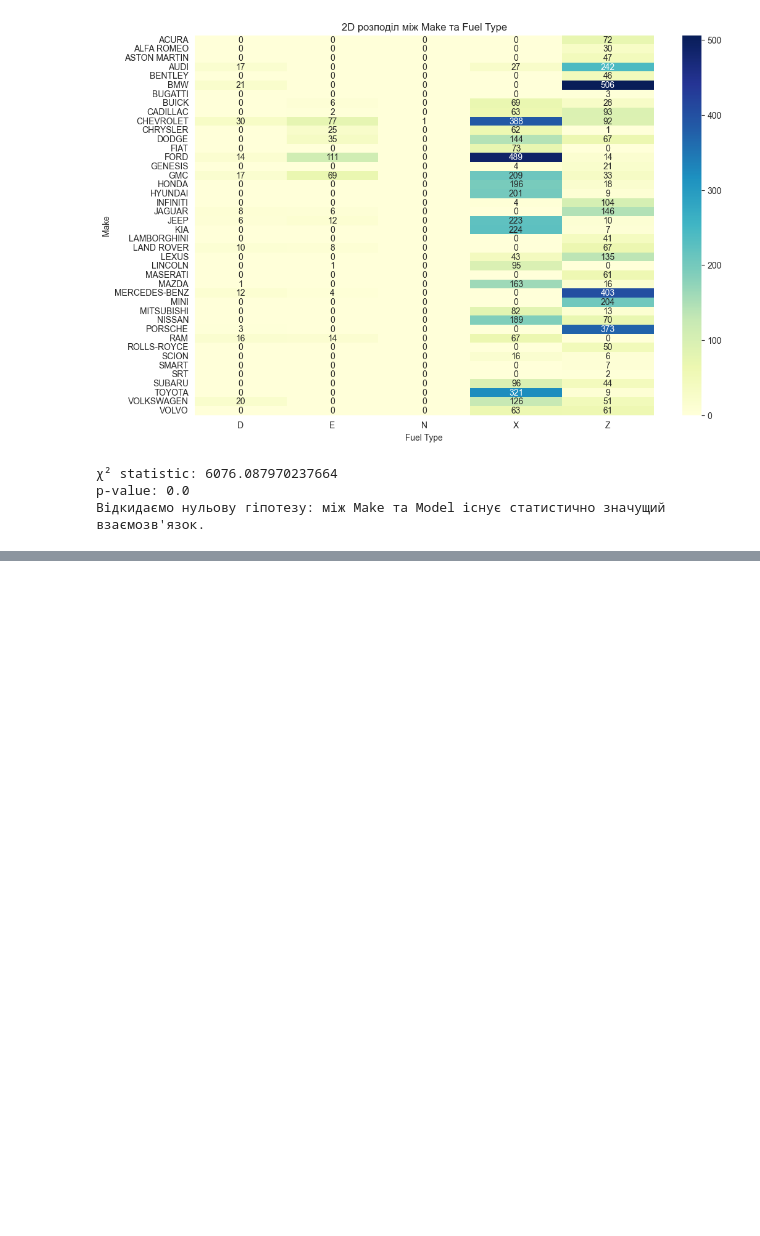
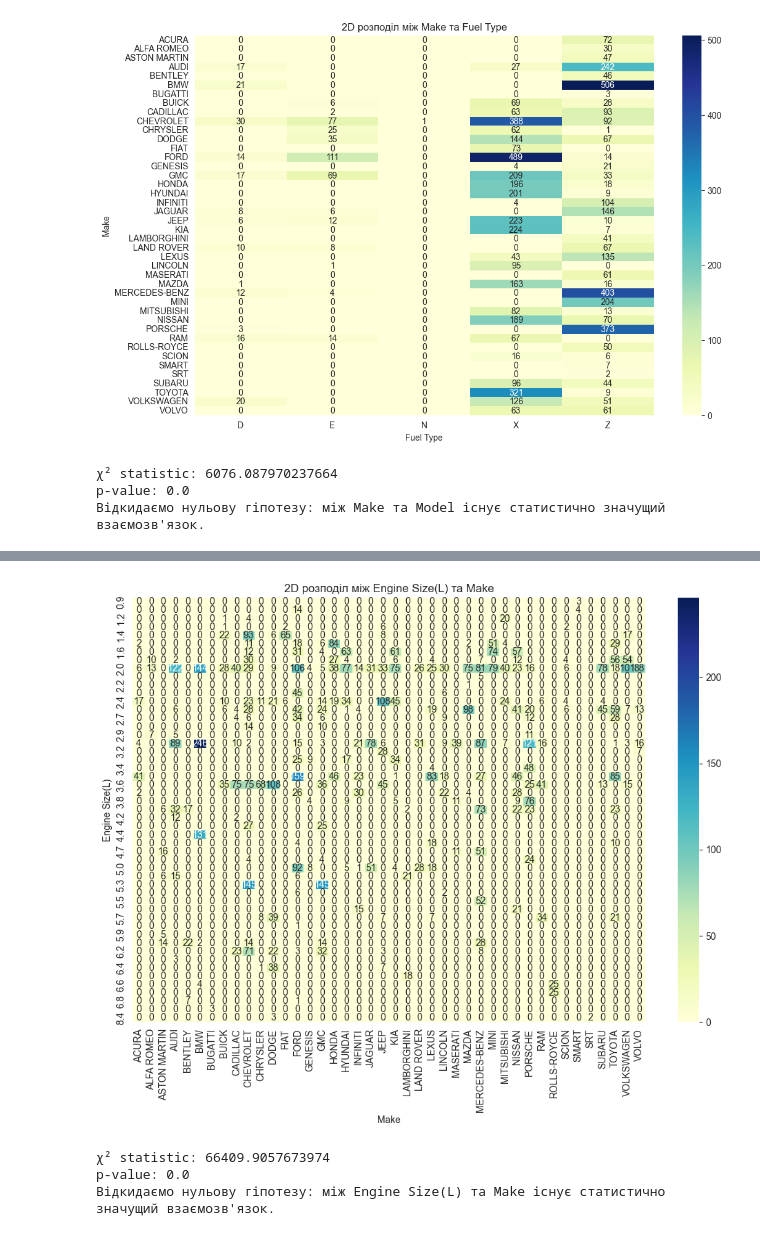
Before and after one commit to Valakas148/ML, a Jupyter notebook: lr1/lr1.ipynb, the cells around one changed output, grey strips where cells are left out. Drawn from its saved outputs; the diff is of its cells as text; code cells hidden in the pictures; blank space fills up the shorter version.

```diff
--- a/lr1/lr1.ipynb
+++ b/lr1/lr1.ipynb
@@ -796,0 +817,31 @@ p-value: 0.0
+# %%
+import pandas as pd
+from scipy.stats import chi2_contingency
+import seaborn as sns
+import matplotlib.pyplot as plt
+
+make_model_cross = pd.crosstab(df['Engine Size(L)'], df['Make'])
+
+# Візуалізація 2D розподілу
+plt.figure(figsize=(12, 8))
+sns.heatmap(make_model_cross, cmap="YlGnBu", annot=True, fmt="d")
+plt.title("2D розподіл між Engine Size(L) та Make")
+plt.xlabel("Make")
+plt.ylabel("Engine Size(L)")
+plt.show()
+
+
+chi2, p_val, _, _ = chi2_contingency(make_model_cross)
+alpha = 0.05
+print(f"χ² statistic: {chi2}")
+print(f"p-value: {p_val}")
+
+if p_val < alpha:
+    print("Відкидаємо нульову гіпотезу: між Engine Size(L) та Make існує статистично значущий взаємозв'язок.")
+else:
+    print("Не відкидаємо нульову гіпотезу: немає статистично значущого взаємозв'язку між Make та Model.")
+# %% [output]
+[figure, added]
+χ² statistic: 66409.9057673974
+p-value: 0.0
+Відкидаємо нульову гіпотезу: між Engine Size(L) та Make існує статистично значущий взаємозв'язок.
```
Also changed, not shown: parts of 8 cells of this notebook.
